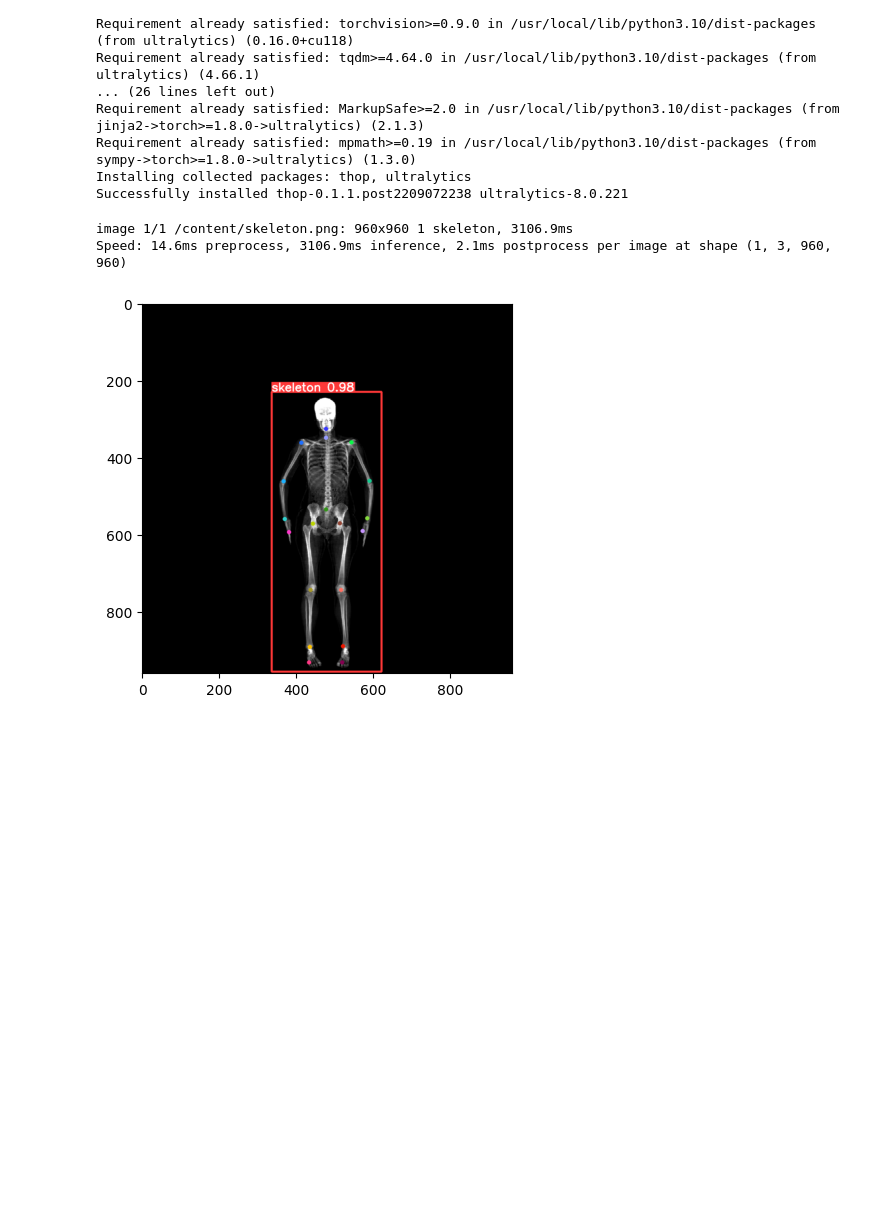
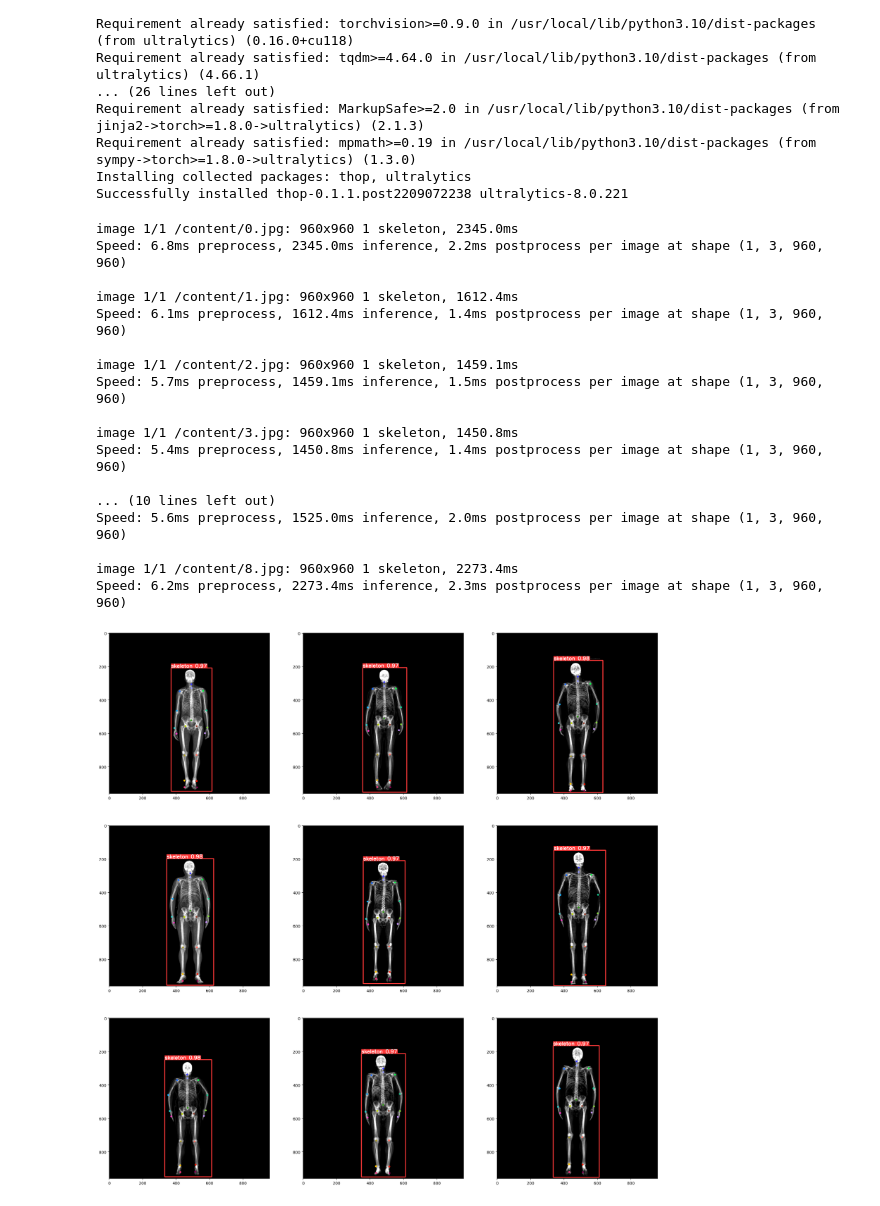
Before and after one commit to 2022yingjie/Digital-Images-Processing, a Jupyter notebook: YOLOV8_Skeleton.ipynb, the cells around one changed output. Cells and saved outputs as stored; diff of their text form; code cells hidden in the pictures; blank space fills up the shorter version.

```diff
--- a/YOLOV8_Skeleton.ipynb
+++ b/YOLOV8_Skeleton.ipynb
@@ -187,21 +187,43 @@ Successfully installed thop-0.1.1.post2209072238 ultralytics-8.0.221
 # %%
 # Using trained model to show the detection results of human skeleton x-ray images
 from ultralytics import YOLO
 import os
 import matplotlib.pyplot as plt
 from PIL import Image
 os.environ["KMP_DUPLICATE_LIB_OK"]="TRUE"
 
 model = YOLO("/content/best.pt")
-results = model("/content/skeleton.png")
-for r in results:
-  im_array = r.plot()
-  im = Image.fromarray(im_array[...,::-1])
-  # im.show()
-  plt.figure()
-  plt.imshow(im)
-  plt.show()
+fig = plt.figure(figsize=(25,25))
+loc_num = 0
+for idx in range(9):
+  results = model("/content/{}.jpg".format(idx))
+  for r in results:
+    im_array = r.plot()
+    im = Image.fromarray(im_array[...,::-1])
+    # im.show()
+    if idx < 3: loc_num = int('33{}'.format(idx+1))
+    elif 3<= idx < 6: loc_num = int('33{}'.format(idx+1))
+    else: loc_num = int('33{}'.format(idx+1))
+    plt.subplot(loc_num)
+    plt.imshow(im)
+
+plt.show()
 # %% [output]
-image 1/1 /content/skeleton.png: 960x960 1 skeleton, 3106.9ms
-Speed: 14.6ms preprocess, 3106.9ms inference, 2.1ms postprocess per image at shape (1, 3, 960, 960)
+image 1/1 /content/0.jpg: 960x960 1 skeleton, 2345.0ms
+Speed: 6.8ms preprocess, 2345.0ms inference, 2.2ms postprocess per image at shape (1, 3, 960, 960)
+
+image 1/1 /content/1.jpg: 960x960 1 skeleton, 1612.4ms
+Speed: 6.1ms preprocess, 1612.4ms inference, 1.4ms postprocess per image at shape (1, 3, 960, 960)
+
+image 1/1 /content/2.jpg: 960x960 1 skeleton, 1459.1ms
+Speed: 5.7ms preprocess, 1459.1ms inference, 1.5ms postprocess per image at shape (1, 3, 960, 960)
+
+image 1/1 /content/3.jpg: 960x960 1 skeleton, 1450.8ms
+Speed: 5.4ms preprocess, 1450.8ms inference, 1.4ms postprocess per image at shape (1, 3, 960, 960)
+
+... (10 lines left out)
+Speed: 5.6ms preprocess, 1525.0ms inference, 2.0ms postprocess per image at shape (1, 3, 960, 960)
+
+image 1/1 /content/8.jpg: 960x960 1 skeleton, 2273.4ms
+Speed: 6.2ms preprocess, 2273.4ms inference, 2.3ms postprocess per image at shape (1, 3, 960, 960)
-[figure, old version]
+[figure, new version]
```
